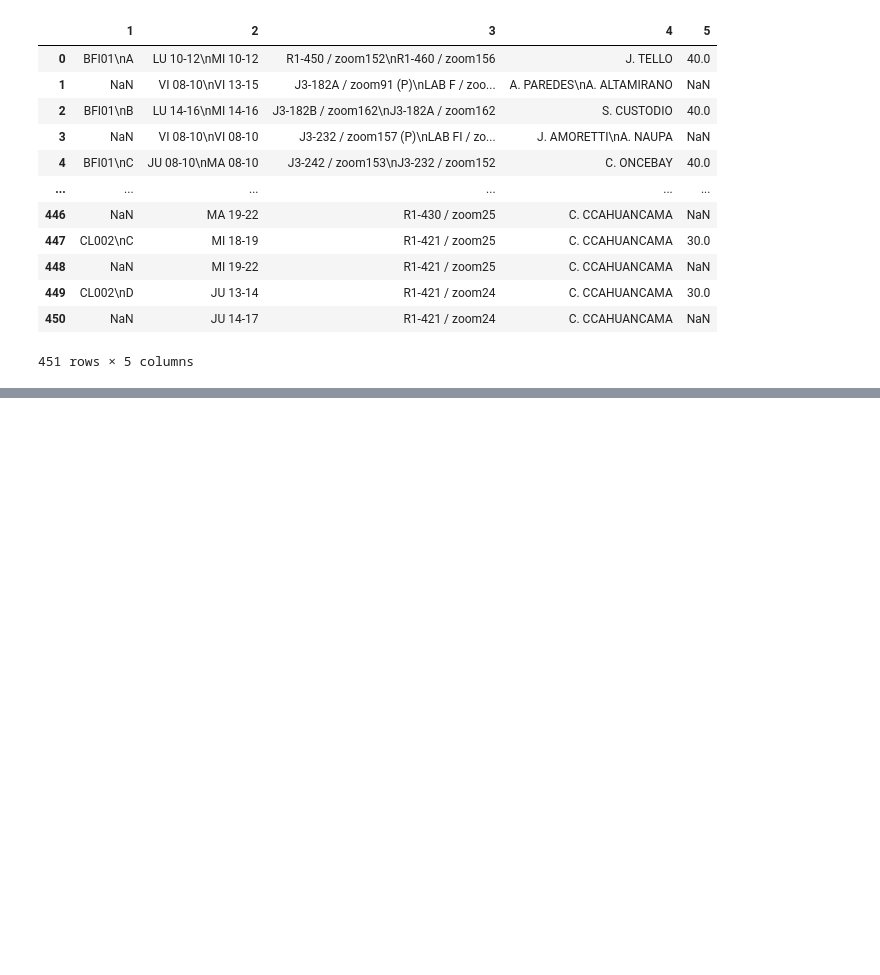
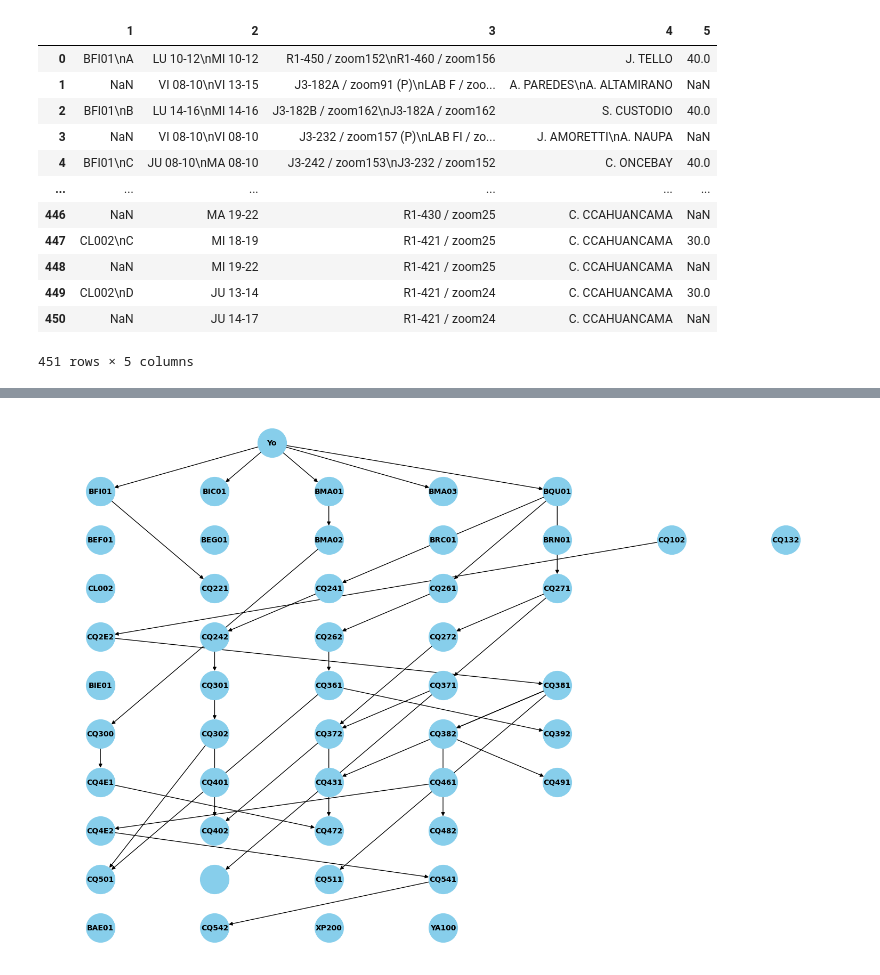
Before and after one commit to thsergitox/Generator-of-graphs-for-a-curricular-grid-Using-Pyvis, a Jupyter notebook: mallacurricular.ipynb, the cells around one changed output, grey strips where cells are left out. Cells and saved outputs as stored; diff of their text form; code cells hidden in the pictures; blank space fills up the shorter version.

```diff
--- a/mallacurricular.ipynb
+++ b/mallacurricular.ipynb
@@ -106,0 +68,52 @@ plt.show()
+# %%
+# Crear un grafo dirigido
+G = nx.DiGraph()
+
+# Añadir un nodo para el estudiante
+G.add_node('Yo')
+
+# Añadir nodos al grafo
+for index, row in mallad.iterrows():
+    G.add_node(row['Codigo'],
+               name=row['Curso'],
+               credits=row['Cred.'])
+
+# Añadir aristas al grafo
+for index, row in mallad.iterrows():
+    if pd.notna(row['Pre_Requisitos']) and row['Pre_Requisitos'] != '':
+        prereqs = row['Pre_Requisitos'].split(' ')
+        for prereq in prereqs:
+            if prereq in G.nodes:  # Solo añadir la arista si el prerrequisito existe como nodo
+                G.add_edge(prereq, row['Codigo'])
+
+# Conectar el nodo del estudiante a todos los cursos del primer semestre
+first_semester_nodes = [row['Codigo'] for i, row in mallad[:5].iterrows()]
+for node in first_semester_nodes:
+    G.add_edge('Yo', node)
+
+# Crear un layout personalizado
+pos = {'Yo': (max(mallad.index) / 2, 0)}  # El nodo del estudiante estará en la parte superior y en el centro
+current_semester = 0
+y = 0
+x_spacing = 2  # Espaciado horizontal entre nodos
+y_spacing = 2  # Espaciado vertical entre semestres
+for index, row in mallad.iterrows():
+    if index == 0:
+        y += 1
+    pos[row['Codigo']] = (index * x_spacing, -y * y_spacing)  # Los nodos con índice 0 estarán en la parte superior
+
+# Crear una figura más grande
+plt.figure(figsize=(15, 10))
+
+# Dibujar el grafo
+nx.draw(G, pos, with_labels=True, node_color='skyblue', node_size=1500, edge_color='k', font_size=10, font_weight='bold')
+
+# Ajustar los límites de los ejes para aumentar el espacio entre los nodos
+plt.xlim(-1, max([v[0] for v in pos.values()]) + 1)
+y_values = [v[1] for v in pos.values()]
+plt.ylim(min(y_values) - 1, max(y_values) + 1)
+
+# Mostrar el grafo
+plt.show()
+# %% [output]
+[figure, added]
```
Also changed, not shown: parts of 6 cells of this notebook.
